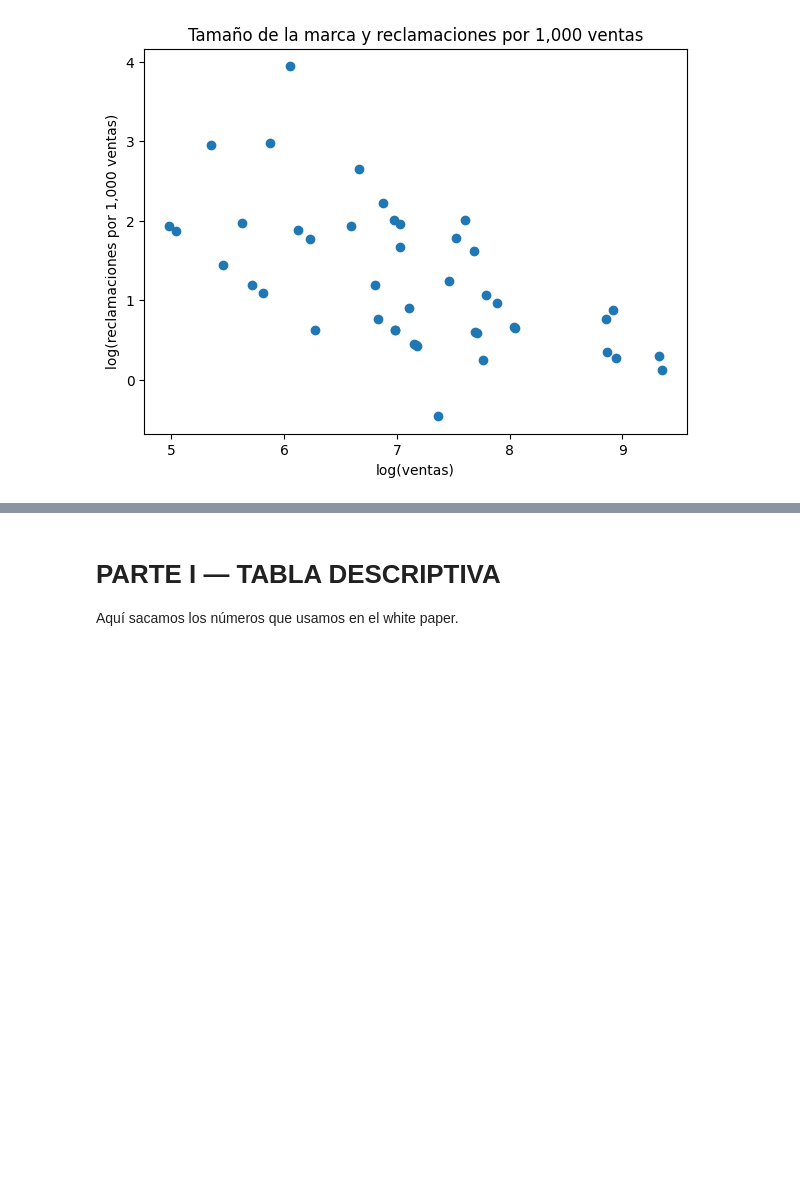
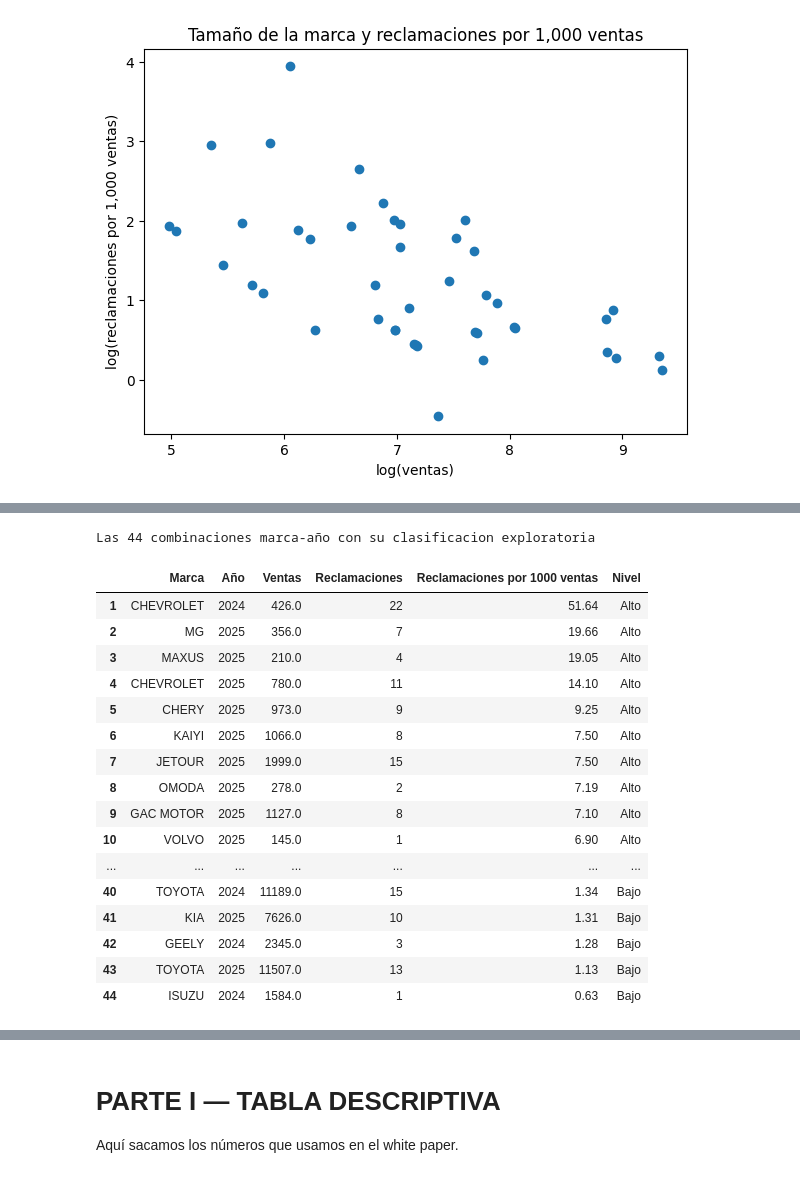
Before and after one commit to Anikawi/propuesta_parte1_S100_grupo9, a Jupyter notebook: S100_E9.ipynb, the cells around one changed output, grey strips where cells are left out. Drawn from its saved outputs; the diff is of its cells as text; code cells hidden in the pictures; blank space fills up the shorter version.

```diff
--- a/S100_E9.ipynb
+++ b/S100_E9.ipynb
@@ -1925,0 +1935,42 @@ plt.show()
+# %%
+tabla_clasificacion = (
+    dataset_integrado[
+        ["marca_std", "anio", "ventas", "cantidad_quejas",
+         "reclamos_por_1000_ventas", "Nivel_Riesgo_Relativo"]
+    ]
+    .rename(columns={
+        "marca_std": "Marca",
+        "anio": "Año",
+        "ventas": "Ventas",
+        "cantidad_quejas": "Reclamaciones",
+        "reclamos_por_1000_ventas": "Reclamaciones por 1000 ventas",
+        "Nivel_Riesgo_Relativo": "Nivel"
+    })
+    .sort_values("Reclamaciones por 1000 ventas", ascending=False)
+    .reset_index(drop=True)
+)
+tabla_clasificacion.index = tabla_clasificacion.index + 1
+
+assert len(tabla_clasificacion) == 44
+print("Las 44 combinaciones marca-año con su clasificacion exploratoria")
+with pd.option_context("display.max_rows", 50, "display.max_columns", None):
+    display(tabla_clasificacion.round(2))
+# %% [output]
+Las 44 combinaciones marca-año con su clasificacion exploratoria
+|  | Marca | Año | Ventas | Reclamaciones | Reclamaciones por 1000 ventas | Nivel |
+| 1 | CHEVROLET | 2024 | 426.0 | 22 | 51.64 | Alto |
+| 2 | MG | 2025 | 356.0 | 7 | 19.66 | Alto |
+| 3 | MAXUS | 2025 | 210.0 | 4 | 19.05 | Alto |
+| 4 | CHEVROLET | 2025 | 780.0 | 11 | 14.10 | Alto |
+| 5 | CHERY | 2025 | 973.0 | 9 | 9.25 | Alto |
+| 6 | KAIYI | 2025 | 1066.0 | 8 | 7.50 | Alto |
+| 7 | JETOUR | 2025 | 1999.0 | 15 | 7.50 | Alto |
+| 8 | OMODA | 2025 | 278.0 | 2 | 7.19 | Alto |
+| 9 | GAC MOTOR | 2025 | 1127.0 | 8 | 7.10 | Alto |
+| 10 | VOLVO | 2025 | 145.0 | 1 | 6.90 | Alto |
+| ... | ... | ... | ... | ... | ... | ... |
+| 40 | TOYOTA | 2024 | 11189.0 | 15 | 1.34 | Bajo |
+| 41 | KIA | 2025 | 7626.0 | 10 | 1.31 | Bajo |
+| 42 | GEELY | 2024 | 2345.0 | 3 | 1.28 | Bajo |
+| 43 | TOYOTA | 2025 | 11507.0 | 13 | 1.13 | Bajo |
+| 44 | ISUZU | 2024 | 1584.0 | 1 | 0.63 | Bajo |
```
Also changed, not shown: parts of 40 cells of this notebook.
